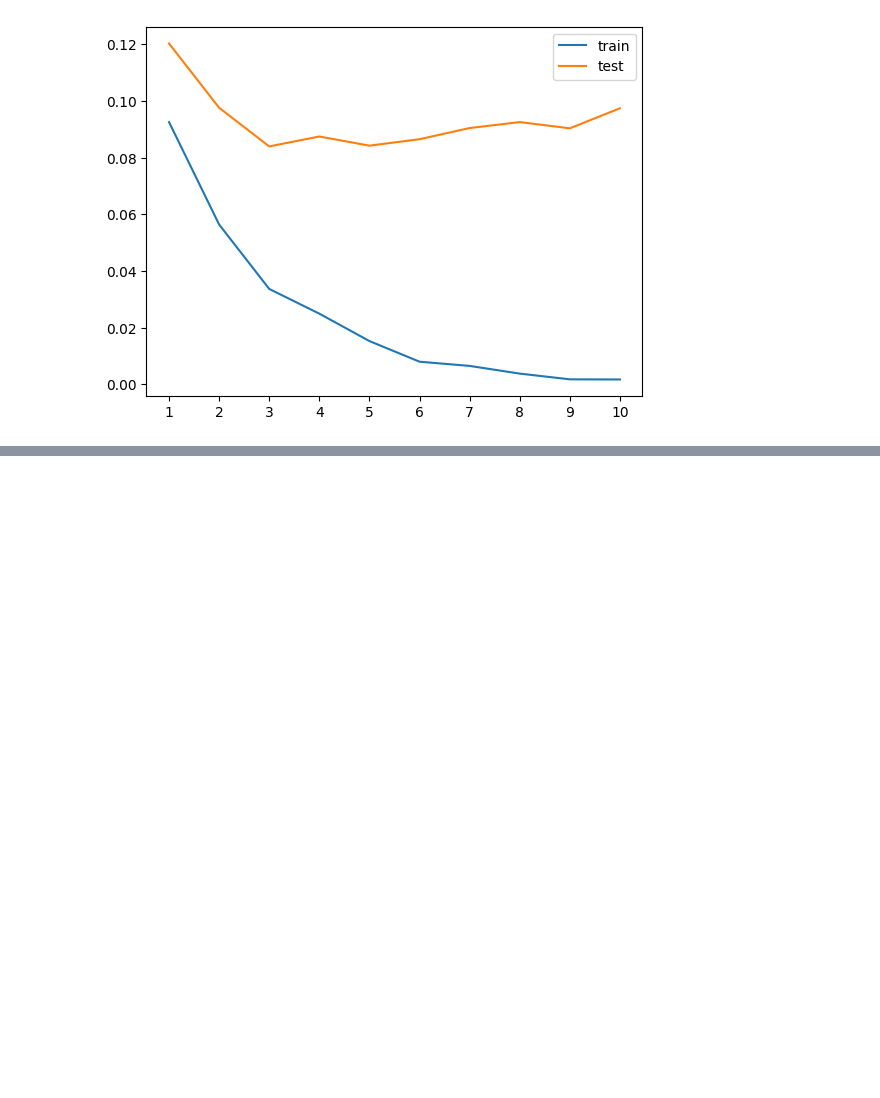
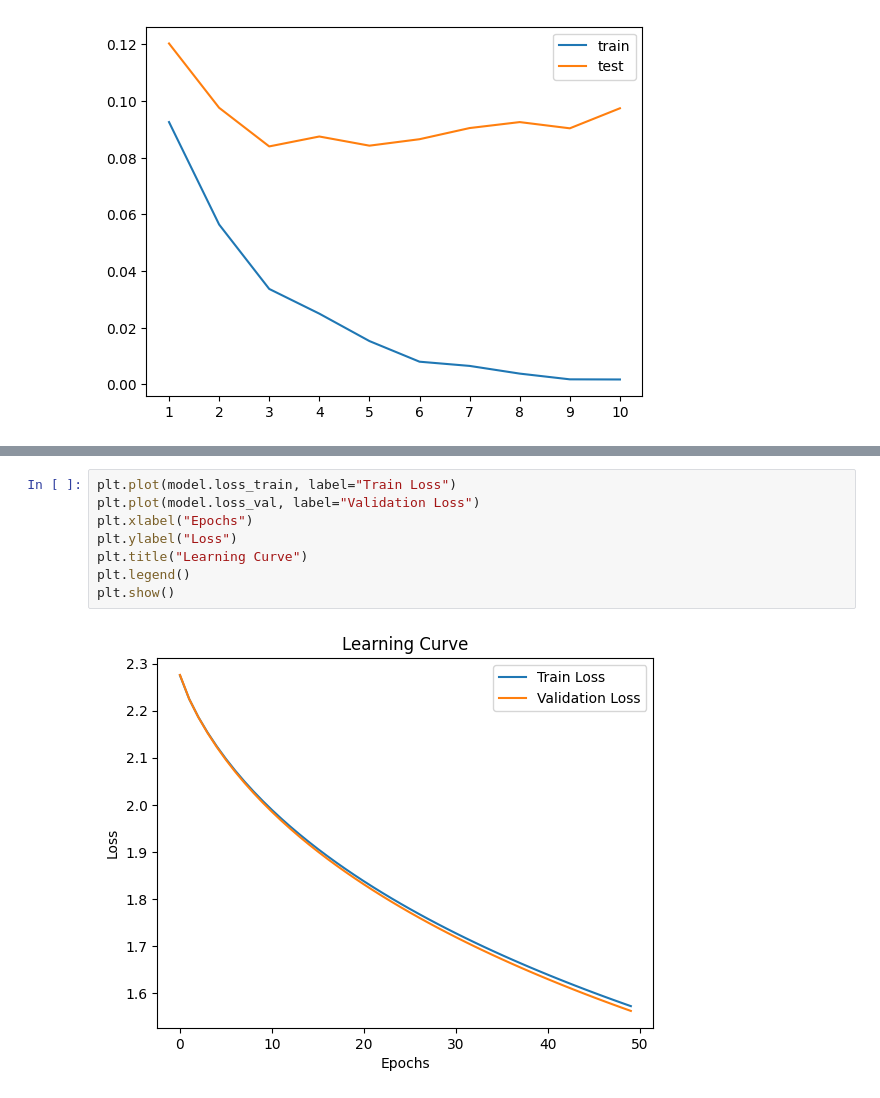
Before and after one commit to WalterPHD/Ai-Data, a Jupyter notebook: Deep_Neural_Network.ipynb, the cells around one changed output, grey strips where cells are left out. Drawn from its saved outputs; the diff is of its cells as text; blank space fills up the shorter version.

```diff
--- a/Deep_Neural_Network.ipynb
+++ b/Deep_Neural_Network.ipynb
@@ -689,0 +1066,10 @@ plt.xticks(list(range(1, SDNN5.epoch+1)));
+# %%
+plt.plot(model.loss_train, label="Train Loss")
+plt.plot(model.loss_val, label="Validation Loss")
+plt.xlabel("Epochs")
+plt.ylabel("Loss")
+plt.title("Learning Curve")
+plt.legend()
+plt.show()
+# %% [output]
+[figure, added]
```
Also changed, not shown: parts of 2 cells of this notebook.
